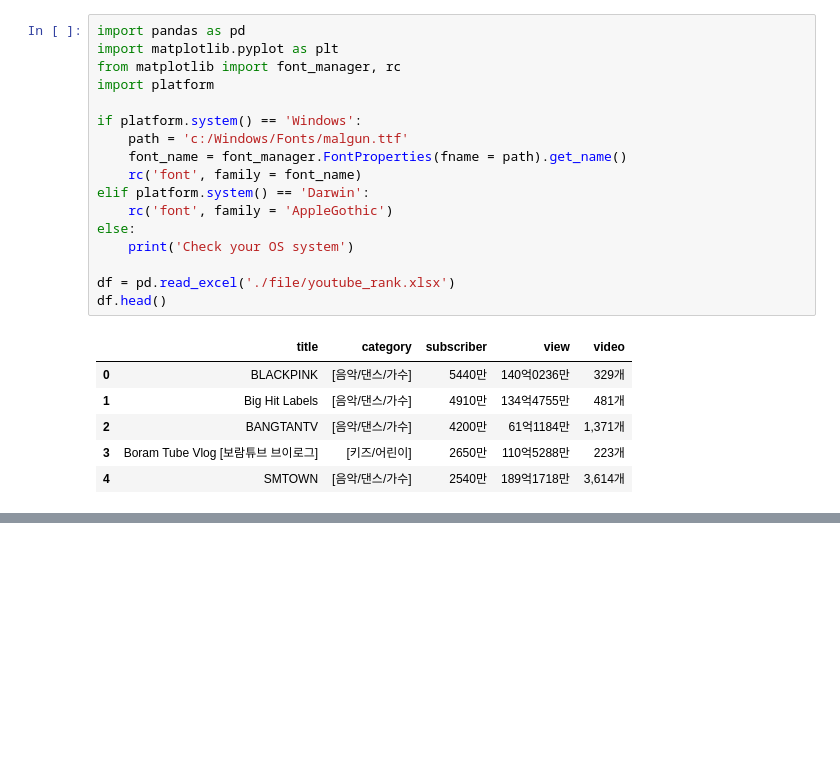
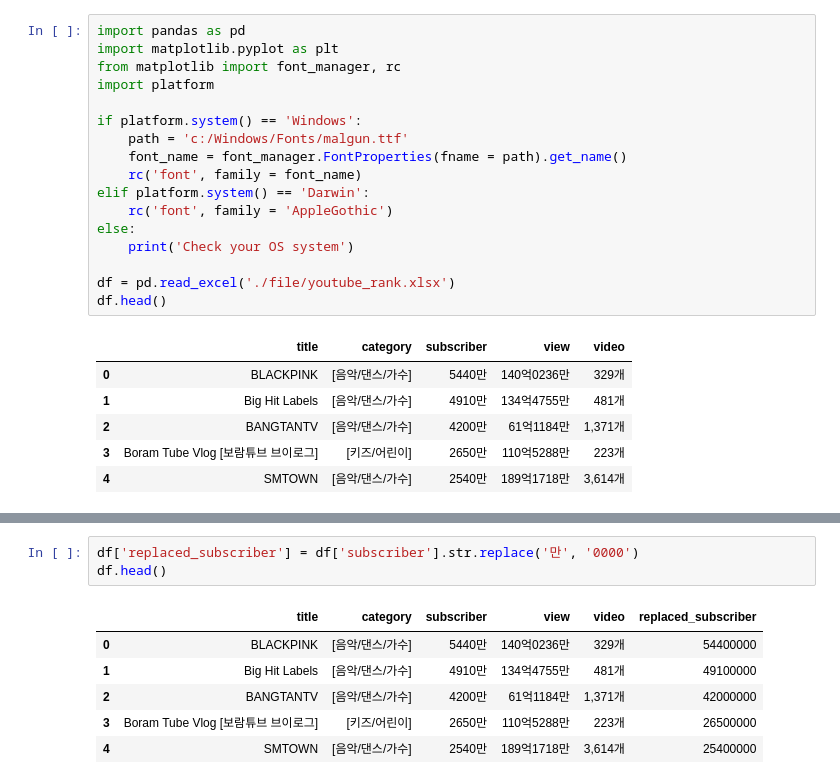
Before and after one commit to shinseongsu/Data_Analysis_Study, a Jupyter notebook: BeautifulSoup.ipynb, the cells around one changed output, grey strips where cells are left out. Saved outputs shown, nothing was run; the diff lists cells and outputs as text; blank space fills up the shorter version.

```diff
--- a/BeautifulSoup.ipynb
+++ b/BeautifulSoup.ipynb
@@ -590,0 +628,10 @@ df.head()
+# %%
+df['replaced_subscriber'] = df['subscriber'].str.replace('만', '0000')
+df.head()
+# %% [output]
+|  | title | category | subscriber | view | video | replaced_subscriber |
+| 0 | BLACKPINK | [음악/댄스/가수] | 5440만 | 140억0236만 | 329개 | 54400000 |
+| 1 | Big Hit Labels | [음악/댄스/가수] | 4910만 | 134억4755만 | 481개 | 49100000 |
+| 2 | BANGTANTV | [음악/댄스/가수] | 4200만 | 61억1184만 | 1,371개 | 42000000 |
+| 3 | Boram Tube Vlog [보람튜브 브이로그] | [키즈/어린이] | 2650만 | 110억5288만 | 223개 | 26500000 |
+| 4 | SMTOWN | [음악/댄스/가수] | 2540만 | 189억1718만 | 3,614개 | 25400000 |
```
Also changed, not shown: parts of 11 cells of this notebook.
